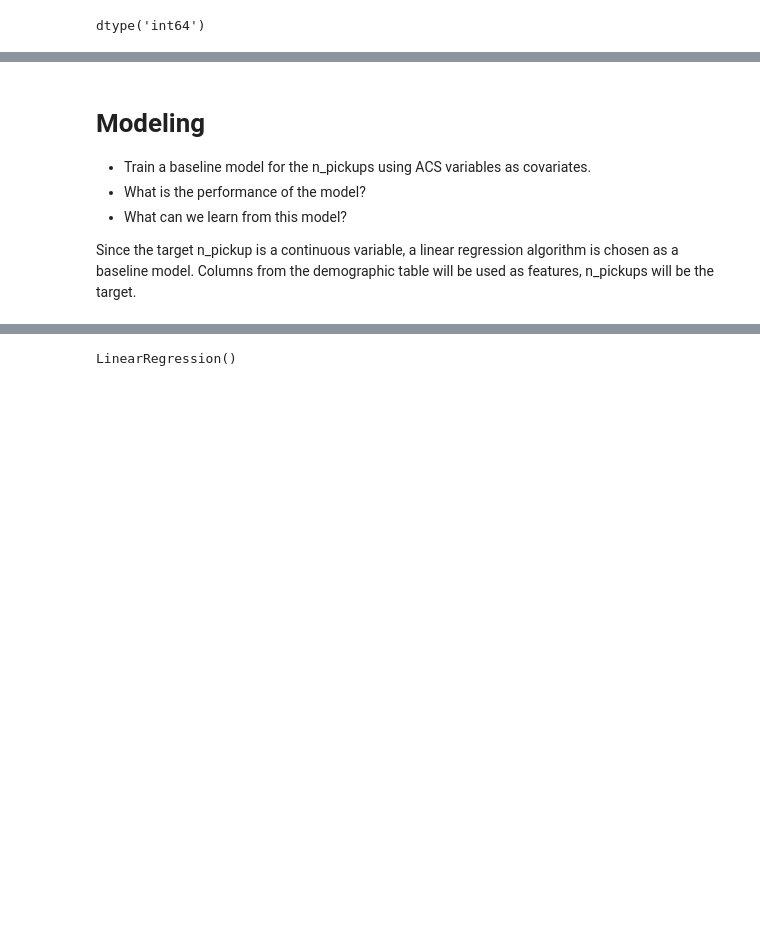
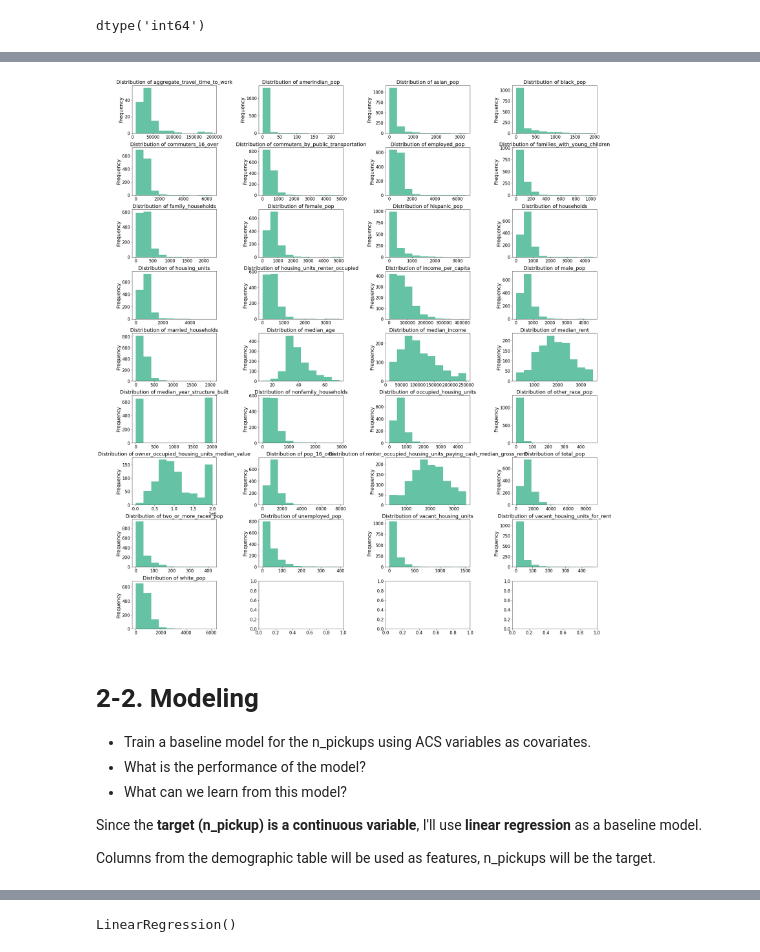
Before and after one commit to soyhyoj/CARTO-JuniorDSTest, a Jupyter notebook: notebooks/2.EDA+model.ipynb, the cells around one changed output, grey strips where cells are left out. Saved outputs shown, nothing was run; the diff lists cells and outputs as text; code cells hidden in the pictures; blank space fills up the shorter version.

```diff
--- a/notebooks/2.EDA+model.ipynb
+++ b/notebooks/2.EDA+model.ipynb
@@ -458,6 +462,24 @@ rest_df.describe()
 8 rows × 34 columns
+# %%
+# Distribution of variables
+
+cols_to_plot = [col for col in df.columns if col not in ['geoid', 'n_pickups']]
+
+fig, ax = plt.subplots(9, 4, figsize=(30,36))
+plt.subplots_adjust(hspace=.3, wspace=.5)
+for i, variable in enumerate(cols_to_plot):
+    a = df.plot('n_pickups',
+                variable,
+                kind='hist',
+                ax=ax[int(i/4), (i%4)],
+                legend=False)
+    a.set_title(f'Distribution of {variable}')
+
+plt.show()
+# %% [output]
+[figure, added]
 # %% [markdown]
-# Modeling
+# 2-2. Modeling
 
 
 * Train a baseline model for the n_pickups using ACS variables as covariates.
@@ -465,4 +487,6 @@ rest_df.describe()
 * What can we learn from this model?
 
 
-Since the target n_pickup is a continuous variable, a linear regression algorithm is chosen as a baseline model. Columns from the demographic table will be used as features, n_pickups will be the target.
+Since the **target (n_pickup) is a continuous variable**, I'll use **linear regression** as a baseline model.
+
+Columns from the demographic table will be used as features, n_pickups will be the target.
```
Also changed, not shown: parts of 43 cells of this notebook.
